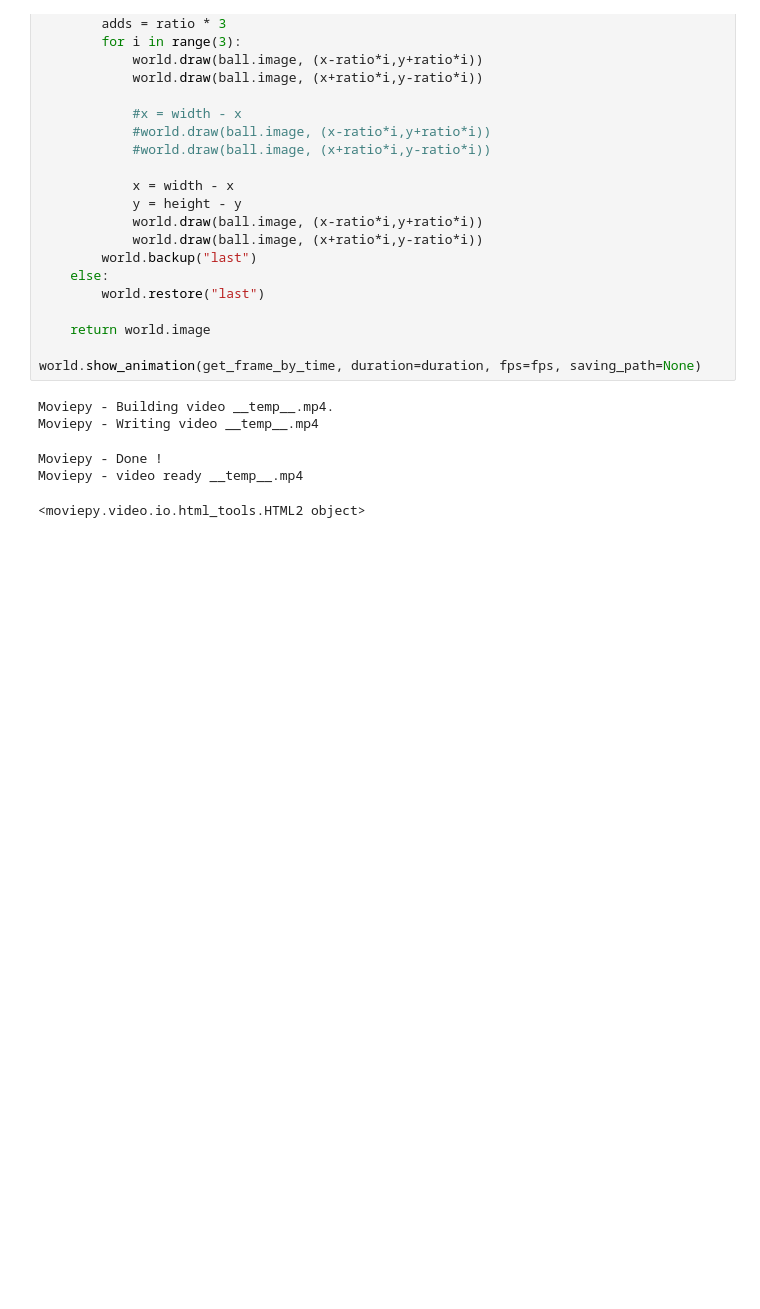
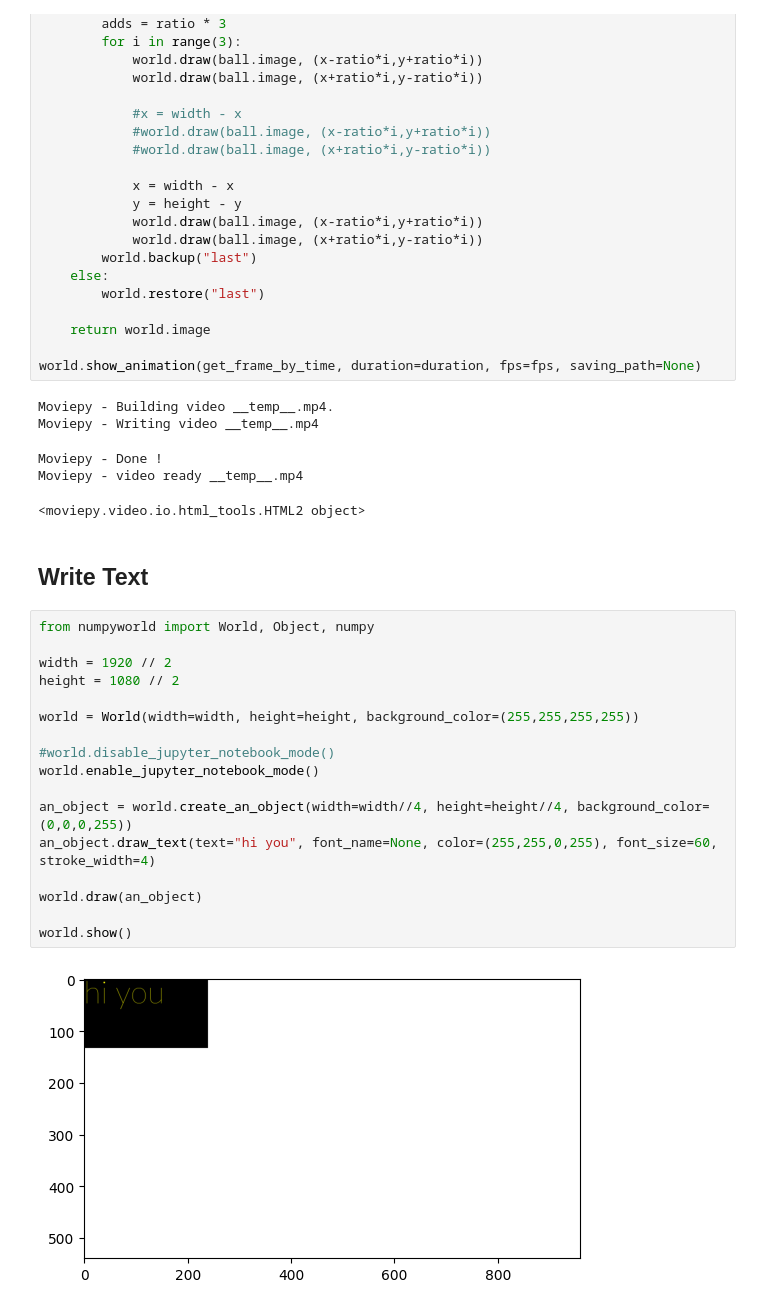
Before and after one commit to yingshaoxo/numpyworld, a Jupyter notebook: Example.ipynb, the cells around one changed output. Cells and saved outputs as stored; diff of their text form; blank space fills up the shorter version.

Commit message:
add draw_text function to object class

```diff
--- a/Example.ipynb
+++ b/Example.ipynb
@@ -359,3 +359,24 @@ Moviepy - Writing video __temp__.mp4
 Moviepy - Done !
 Moviepy - video ready __temp__.mp4
 <moviepy.video.io.html_tools.HTML2 object>
+# %% [markdown]
+## Write Text
+# %%
+from numpyworld import World, Object, numpy
+
+width = 1920 // 2
+height = 1080 // 2
+
+world = World(width=width, height=height, background_color=(255,255,255,255))
+
+#world.disable_jupyter_notebook_mode()
+world.enable_jupyter_notebook_mode()
+
+an_object = world.create_an_object(width=width//4, height=height//4, background_color=(0,0,0,255))
+an_object.draw_text(text="hi you", font_name=None, color=(255,255,0,255), font_size=60, stroke_width=4)
+
+world.draw(an_object)
+
+world.show()
+# %% [output]
+[figure, added]
```
Also changed, not shown: 4 other files.
